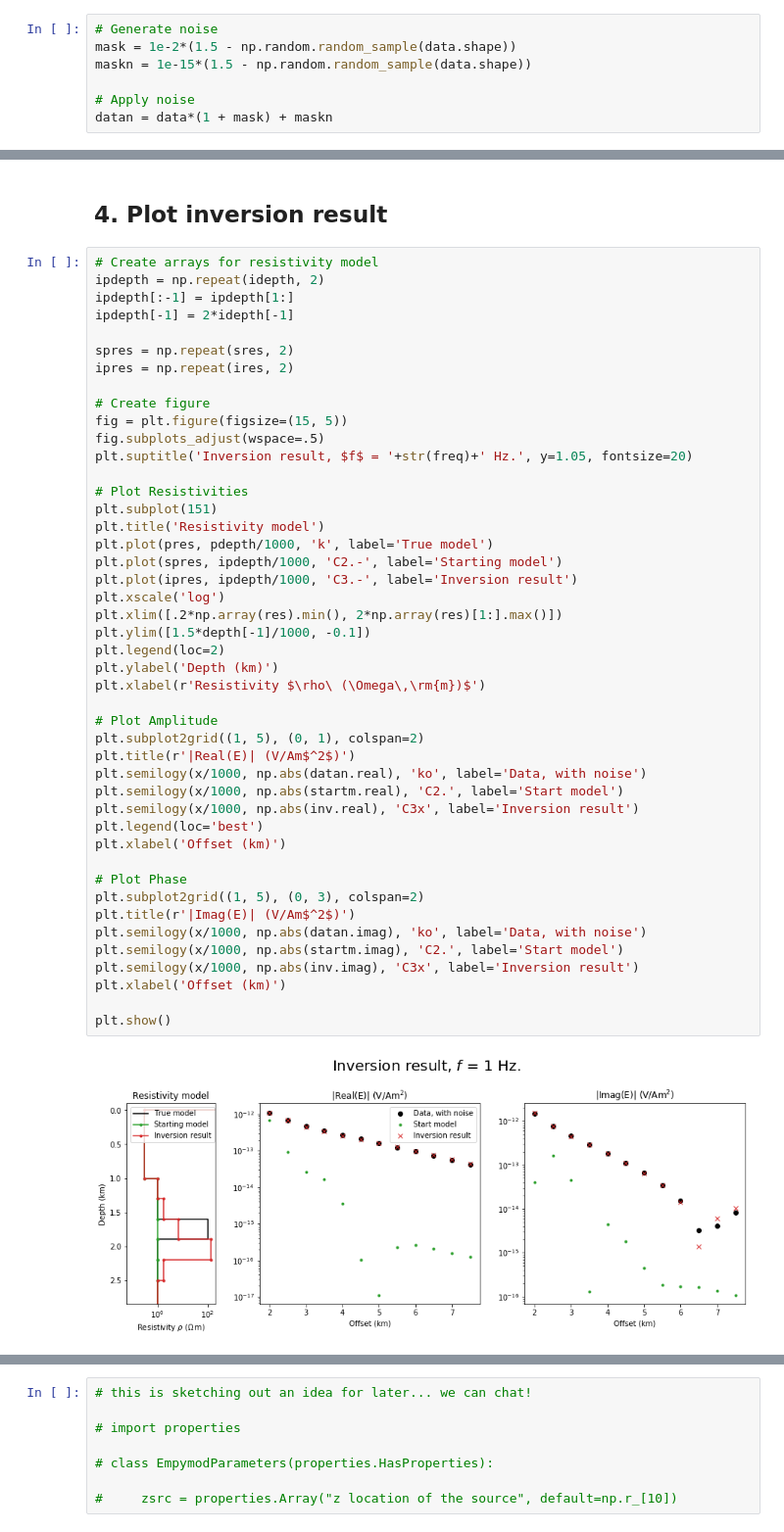
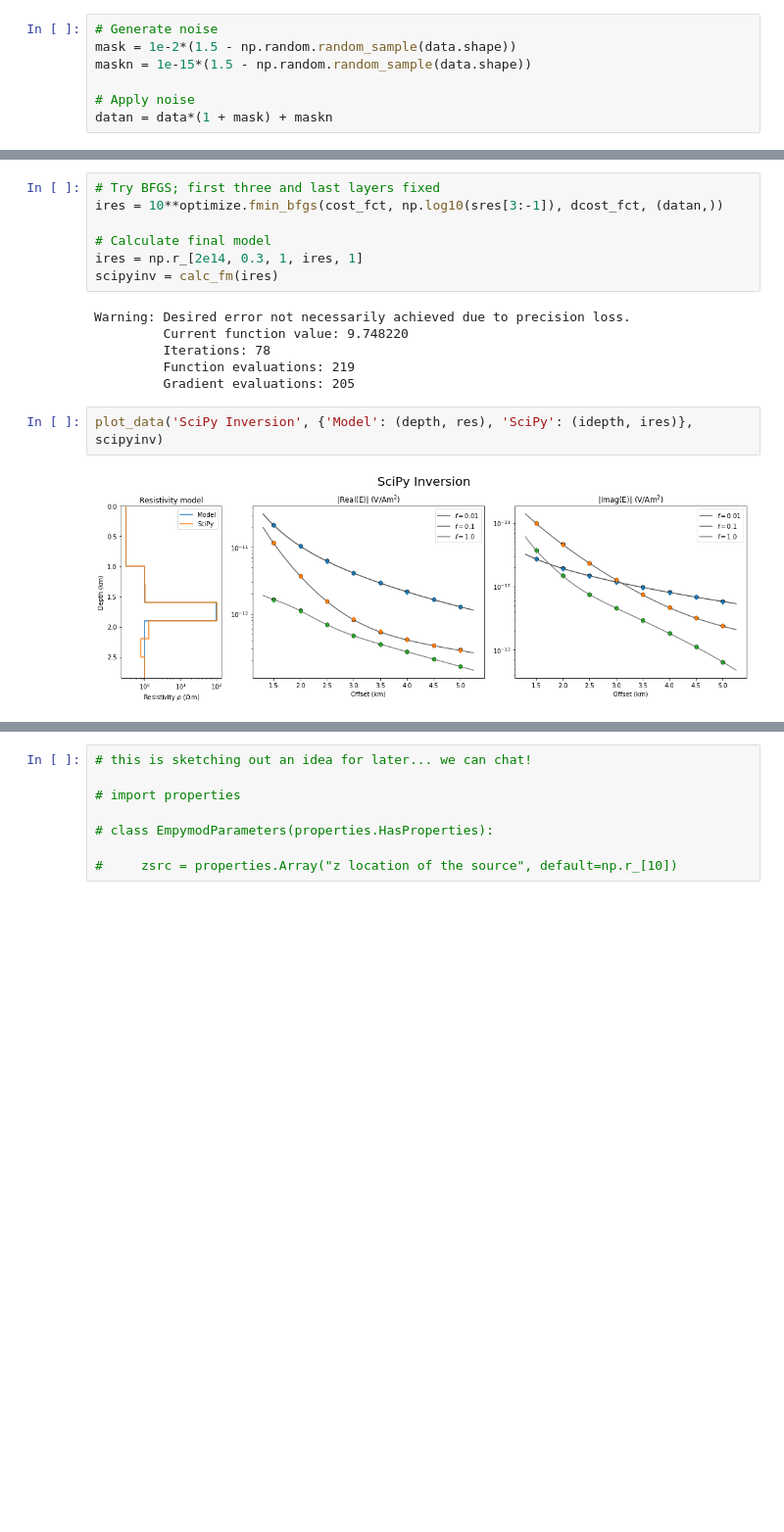
Before and after one commit to opengeophysics/scratchpad, a Jupyter notebook: FirstTest.ipynb, the cells around one changed output, grey strips where cells are left out. Shown: that part at 98% size. Saved outputs shown, nothing was run; the diff lists cells and outputs as text; blank space fills up the shorter version.

```diff
--- a/FirstTest.ipynb
+++ b/FirstTest.ipynb
@@ -276,50 +257,18 @@ Warning: Desired error not necessarily achieved due to precision loss.
-# %% [markdown]
-## 4. Plot inversion result
-# %%
-# Create arrays for resistivity model
-ipdepth = np.repeat(idepth, 2)
-ipdepth[:-1] = ipdepth[1:]
-ipdepth[-1] = 2*idepth[-1]
-
-spres = np.repeat(sres, 2)
-ipres = np.repeat(ires, 2)
-
-# Create figure
-fig = plt.figure(figsize=(15, 5))
-fig.subplots_adjust(wspace=.5)
-plt.suptitle('Inversion result, $f$ = '+str(freq)+' Hz.', y=1.05, fontsize=20)
-
-# Plot Resistivities
-plt.subplot(151)
-plt.title('Resistivity model')
-plt.plot(pres, pdepth/1000, 'k', label='True model')
-plt.plot(spres, ipdepth/1000, 'C2.-', label='Starting model')
-plt.plot(ipres, ipdepth/1000, 'C3.-', label='Inversion result')
-plt.xscale('log')
-plt.xlim([.2*np.array(res).min(), 2*np.array(res)[1:].max()])
-plt.ylim([1.5*depth[-1]/1000, -0.1])
-plt.legend(loc=2)
-plt.ylabel('Depth (km)')
-plt.xlabel(r'Resistivity $\rho\ (\Omega\,\rm{m})$')
-
-# Plot Amplitude
-plt.subplot2grid((1, 5), (0, 1), colspan=2)
-plt.title(r'|Real(E)| (V/Am$^2$)')
-plt.semilogy(x/1000, np.abs(datan.real), 'ko', label='Data, with noise')
-plt.semilogy(x/1000, np.abs(startm.real), 'C2.', label='Start model')
-plt.semilogy(x/1000, np.abs(inv.real), 'C3x', label='Inversion result')
-plt.legend(loc='best')
-plt.xlabel('Offset (km)')
-
-# Plot Phase
-plt.subplot2grid((1, 5), (0, 3), colspan=2)
-plt.title(r'|Imag(E)| (V/Am$^2$)')
-plt.semilogy(x/1000, np.abs(datan.imag), 'ko', label='Data, with noise')
-plt.semilogy(x/1000, np.abs(startm.imag), 'C2.', label='Start model')
-plt.semilogy(x/1000, np.abs(inv.imag), 'C3x', label='Inversion result')
-plt.xlabel('Offset (km)')
-
-plt.show()
-# %% [output]
-[figure, removed]
+# %%
+# Try BFGS; first three and last layers fixed
+ires = 10**optimize.fmin_bfgs(cost_fct, np.log10(sres[3:-1]), dcost_fct, (datan,))
+
+# Calculate final model
+ires = np.r_[2e14, 0.3, 1, ires, 1]
+scipyinv = calc_fm(ires)
+# %% [output]
+Warning: Desired error not necessarily achieved due to precision loss.
+         Current function value: 9.748220
+         Iterations: 78
+         Function evaluations: 219
+         Gradient evaluations: 205
+# %%
+plot_data('SciPy Inversion', {'Model': (depth, res), 'SciPy': (idepth, ires)}, scipyinv)
+# %% [output]
+[figure, added]
 # %% [markdown]
```
Also changed, not shown: parts of 28 cells of this notebook, 2 other files.
